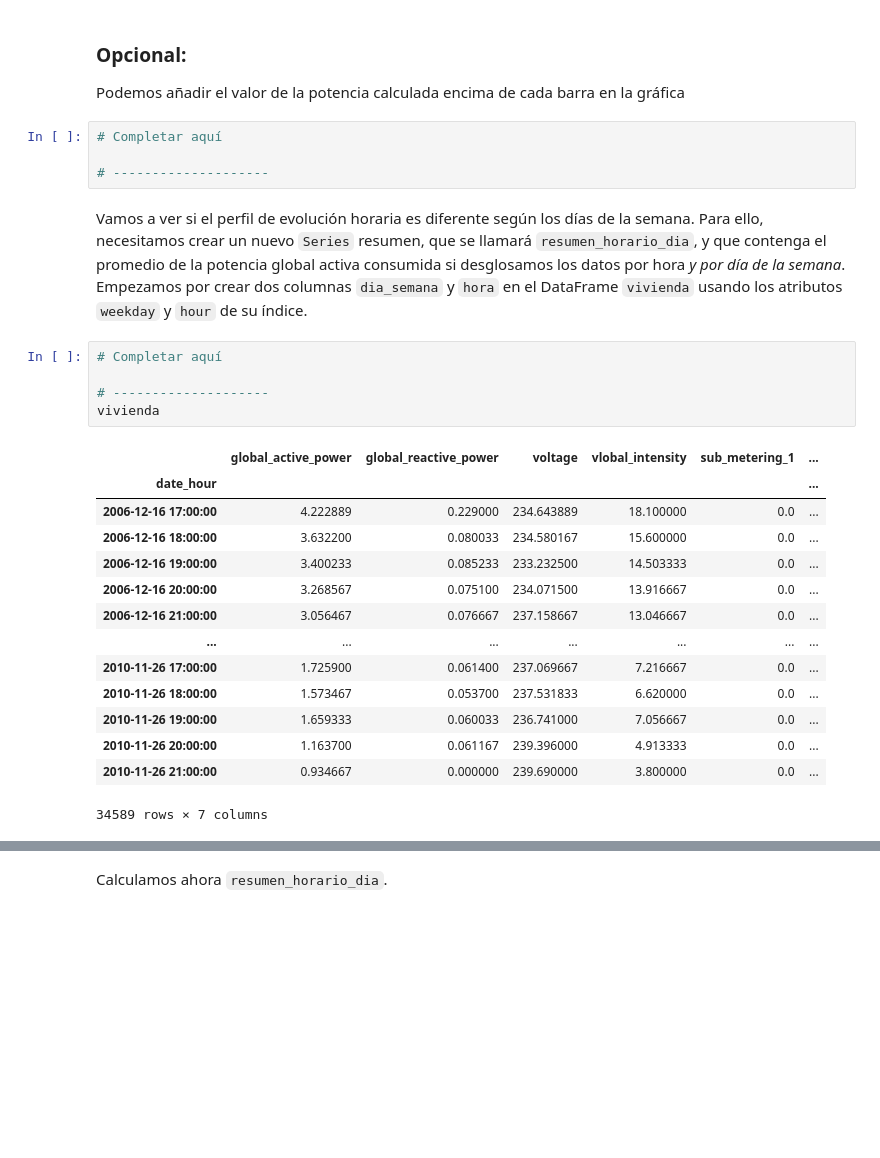
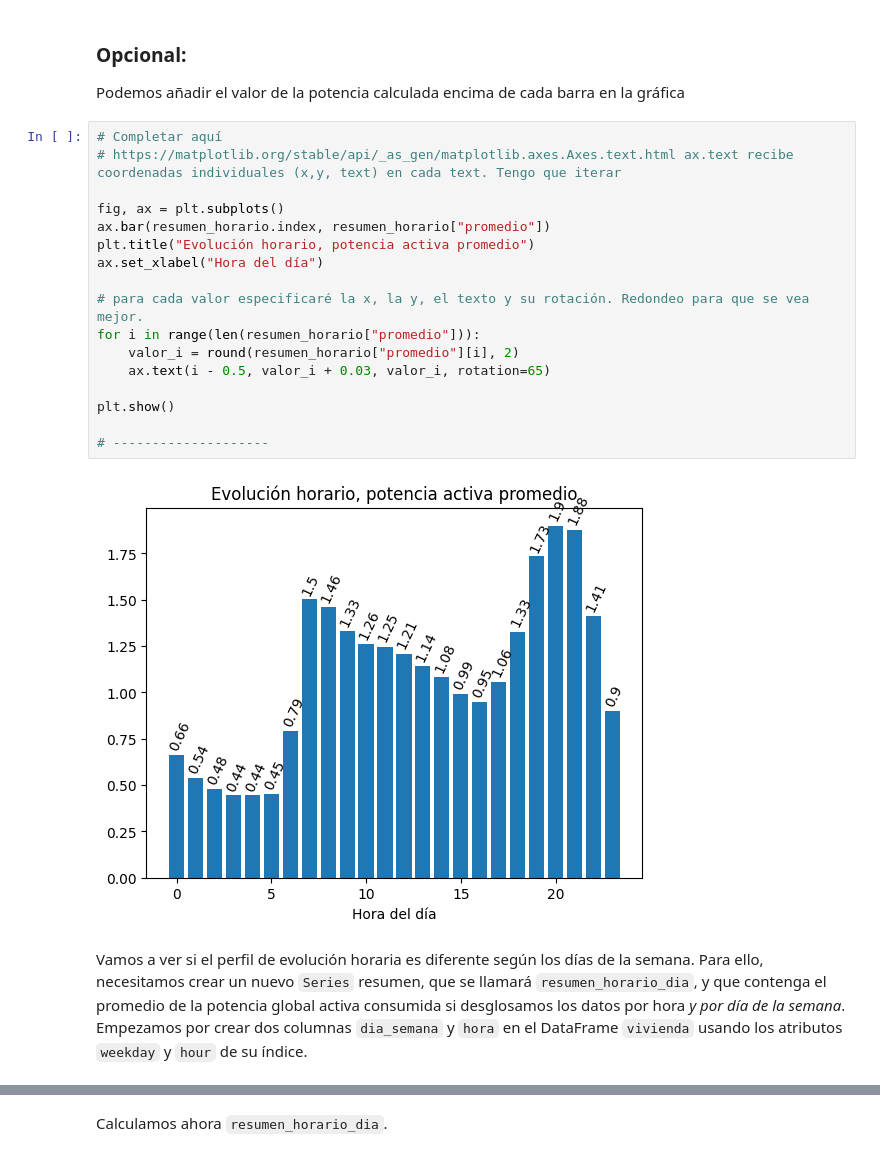
Before and after one commit to varo6/datascience-101, a Jupyter notebook: 03 - approaching pyplot/02-visualizacion_consumo_vivienda_handout.ipynb, the cells around one changed output, grey strips where cells are left out. Drawn from its saved outputs; the diff is of its cells as text; blank space fills up the shorter version.

```diff
--- a/03 - approaching pyplot/02-visualizacion_consumo_vivienda_handout.ipynb
+++ b/03 - approaching pyplot/02-visualizacion_consumo_vivienda_handout.ipynb
@@ -239,32 +239,27 @@ plt.show()
 # %% [markdown]
 ### Opcional:
 Podemos añadir el valor de la potencia calculada encima de cada barra en la gráfica
-# %%
-# Completar aquí
-
-# --------------------
+# %%
+# Completar aquí
+# https://matplotlib.org/stable/api/_as_gen/matplotlib.axes.Axes.text.html ax.text recibe coordenadas individuales (x,y, text) en cada text. Tengo que iterar
+
+fig, ax = plt.subplots()
+ax.bar(resumen_horario.index, resumen_horario["promedio"])
+plt.title("Evolución horario, potencia activa promedio")
+ax.set_xlabel("Hora del día")
+
+# para cada valor especificaré la x, la y, el texto y su rotación. Redondeo para que se vea mejor.
+for i in range(len(resumen_horario["promedio"])):
+    valor_i = round(resumen_horario["promedio"][i], 2)
+    ax.text(i - 0.5, valor_i + 0.03, valor_i, rotation=65)
+
+plt.show()
+
+# --------------------
+# %% [output]
+[figure, added]
 # %% [markdown]
 Vamos a ver si el perfil de evolución horaria es diferente según los días de la semana. Para ello,
 necesitamos crear un nuevo `Series` resumen, que se llamará `resumen_horario_dia`, y que contenga
 el promedio  de la potencia global activa consumida si desglosamos los datos por hora *y por día de la semana*.
 Empezamos por crear dos columnas `dia_semana` y `hora` en el DataFrame `vivienda` usando los atributos `weekday` y `hour` de su índice.
-# %%
-# Completar aquí
-
-# --------------------
-vivienda
-# %% [output]
-|  | global_active_power | global_reactive_power | voltage | vlobal_intensity | sub_metering_1 | ... |
-| date_hour |  |  |  |  |  | ... |
-| 2006-12-16 17:00:00 | 4.222889 | 0.229000 | 234.643889 | 18.100000 | 0.0 | ... |
-| 2006-12-16 18:00:00 | 3.632200 | 0.080033 | 234.580167 | 15.600000 | 0.0 | ... |
-| 2006-12-16 19:00:00 | 3.400233 | 0.085233 | 233.232500 | 14.503333 | 0.0 | ... |
-| 2006-12-16 20:00:00 | 3.268567 | 0.075100 | 234.071500 | 13.916667 | 0.0 | ... |
-| 2006-12-16 21:00:00 | 3.056467 | 0.076667 | 237.158667 | 13.046667 | 0.0 | ... |
-| ... | ... | ... | ... | ... | ... | ... |
-| 2010-11-26 17:00:00 | 1.725900 | 0.061400 | 237.069667 | 7.216667 | 0.0 | ... |
-| 2010-11-26 18:00:00 | 1.573467 | 0.053700 | 237.531833 | 6.620000 | 0.0 | ... |
-| 2010-11-26 19:00:00 | 1.659333 | 0.060033 | 236.741000 | 7.056667 | 0.0 | ... |
-| 2010-11-26 20:00:00 | 1.163700 | 0.061167 | 239.396000 | 4.913333 | 0.0 | ... |
-| 2010-11-26 21:00:00 | 0.934667 | 0.000000 | 239.690000 | 3.800000 | 0.0 | ... |
-34589 rows × 7 columns
```
Also changed, not shown: parts of 8 cells of this notebook.
